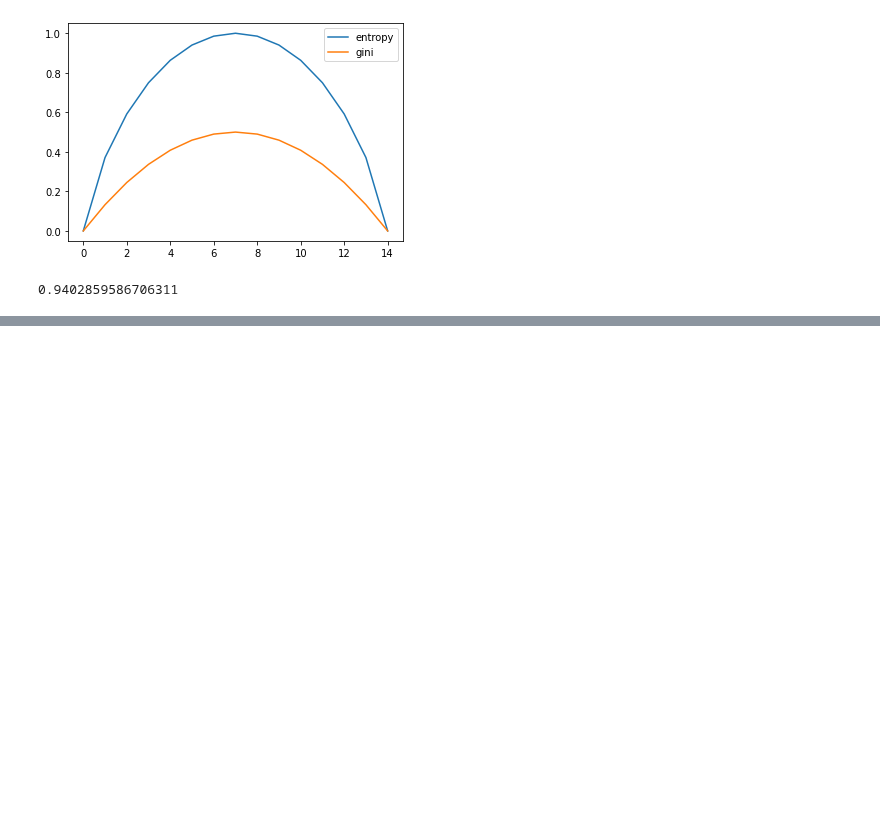
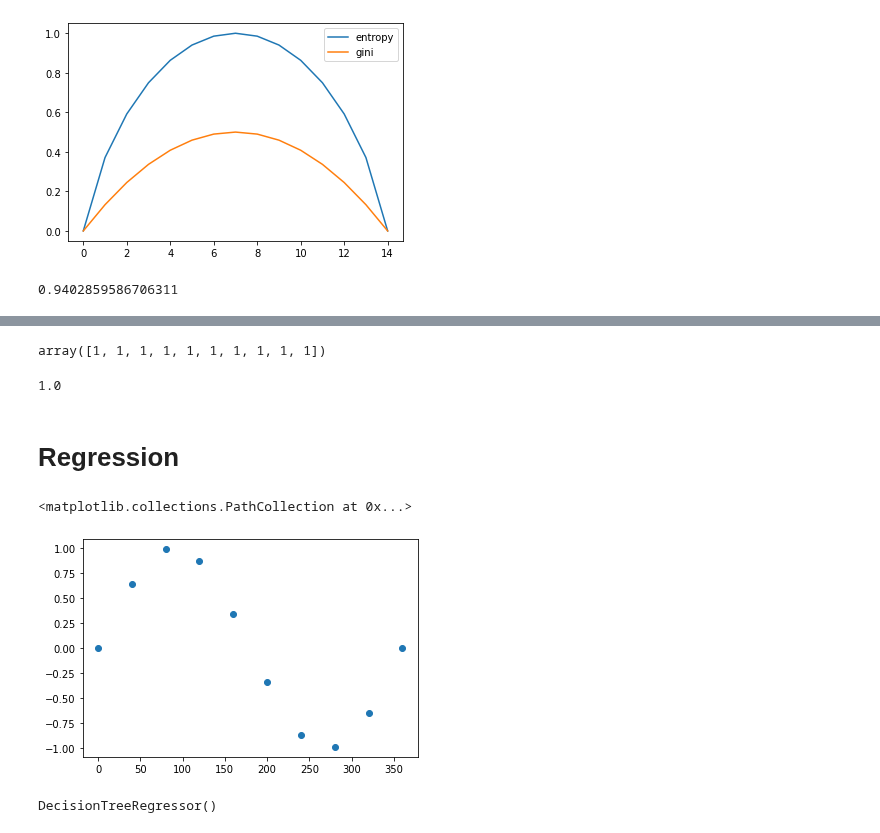
Before and after one commit to Pepcoders/Data-Science-December, a Jupyter notebook: 22-02-02-Decision_Tree/Codes.ipynb, the cells around one changed output, grey strips where cells are left out. Drawn from its saved outputs; the diff is of its cells as text; code cells hidden in the pictures; blank space fills up the shorter version.

Commit message:
Decision_Tree Codes

```diff
--- a/22-02-02-Decision_Tree/Codes.ipynb
+++ b/22-02-02-Decision_Tree/Codes.ipynb
@@ -108,0 +130,4 @@ b = 1 - a
+# %%
+np.full(10, 1)
+# %% [output]
+array([1, 1, 1, 1, 1, 1, 1, 1, 1, 1])
@@ -108,0 +201,18 @@ b = 1 - a
+# %%
+from sklearn.metrics import accuracy_score
+
+# print(Y.values)
+# print(model.predict(X))
+accuracy_score(Y, model.predict(X))
+# %% [output]
+1.0
+# %% [markdown]
+# Regression
+# %%
+x = np.linspace(0, 360, 10)
+y = np.sin( np.deg2rad(x) )
+
+plt.scatter(x, y)
+# %% [output]
+<matplotlib.collections.PathCollection at 0x...>
+[figure, added]
@@ -108,0 +221,7 @@ b = 1 - a
+# %%
+from sklearn.tree import DecisionTreeRegressor
+
+reg = DecisionTreeRegressor()
+reg.fit(X, y)
+# %% [output]
+DecisionTreeRegressor()
```
Also changed, not shown: parts of 13 cells of this notebook.
